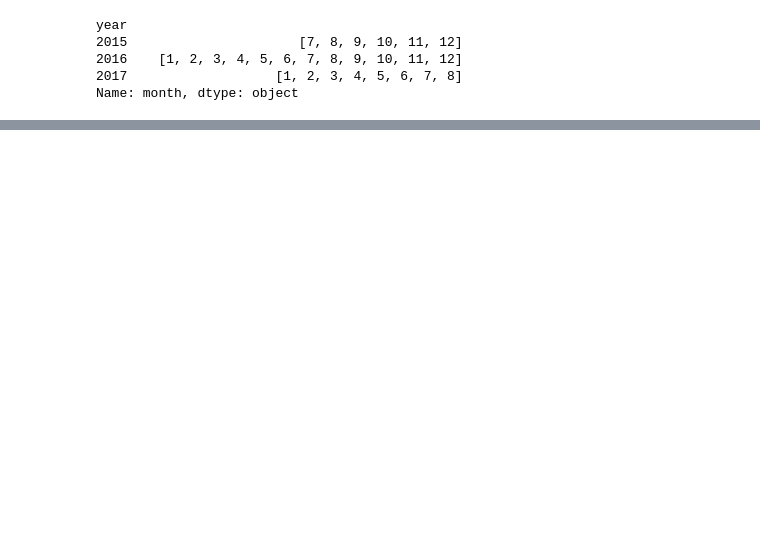
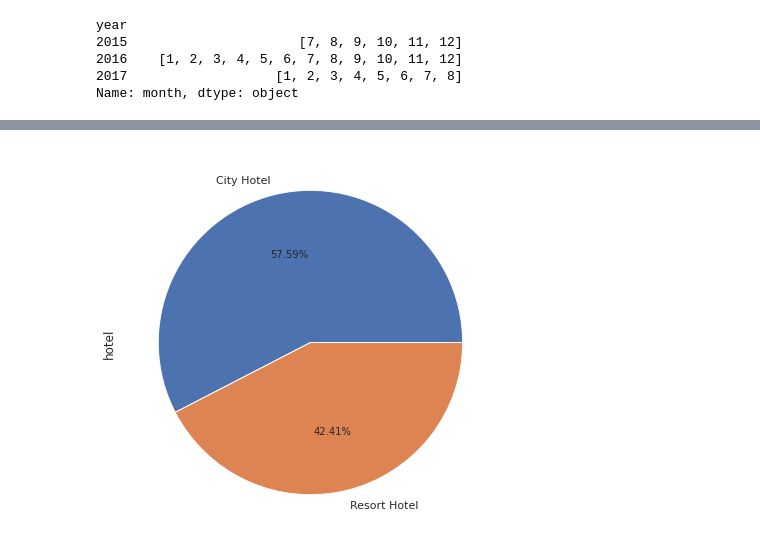
Before and after one commit to 01aleem/Hotel-Booking-Analysis, a Jupyter notebook: Hotel_Booking_Analysis.ipynb, the cells around one changed output, grey strips where cells are left out. Drawn from its saved outputs; the diff is of its cells as text; code cells hidden in the pictures; blank space fills up the shorter version.

```diff
--- a/Hotel_Booking_Analysis.ipynb
+++ b/Hotel_Booking_Analysis.ipynb
@@ -206,2 +188,2 @@ Name: hotel, dtype: int64
 # %%
-with_children_df = df[df['children'] != 0]
+with_kids_df = df[df['kids'] != 0]
@@ -342,0 +387,7 @@ Name: reservation_status, dtype: int64
+# %%
+
+fig= plt.figure(figsize=(15,7))
+with_kids_df['hotel'].value_counts().plot(kind='pie', autopct='%1.2f%%')
+plt.show()
+# %% [output]
+[figure, added]
```
Also changed, not shown: parts of 40 cells of this notebook.
